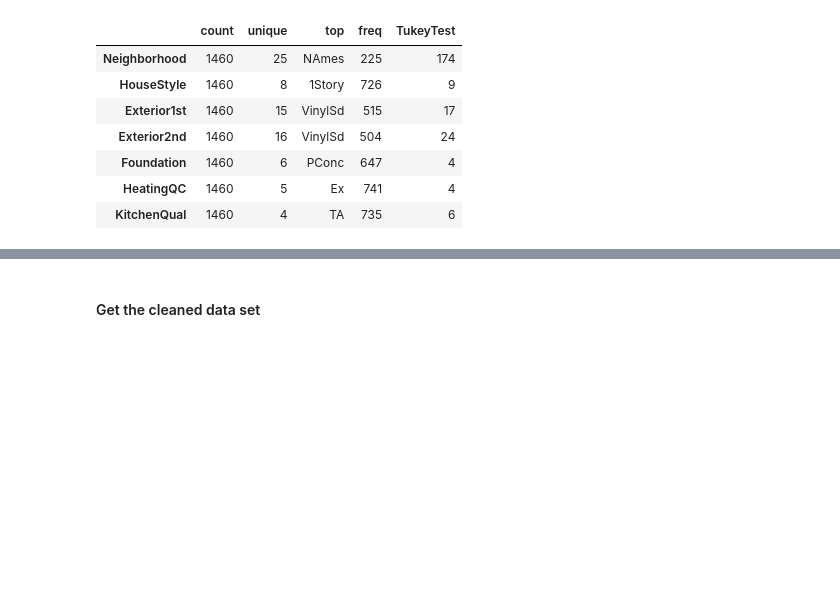
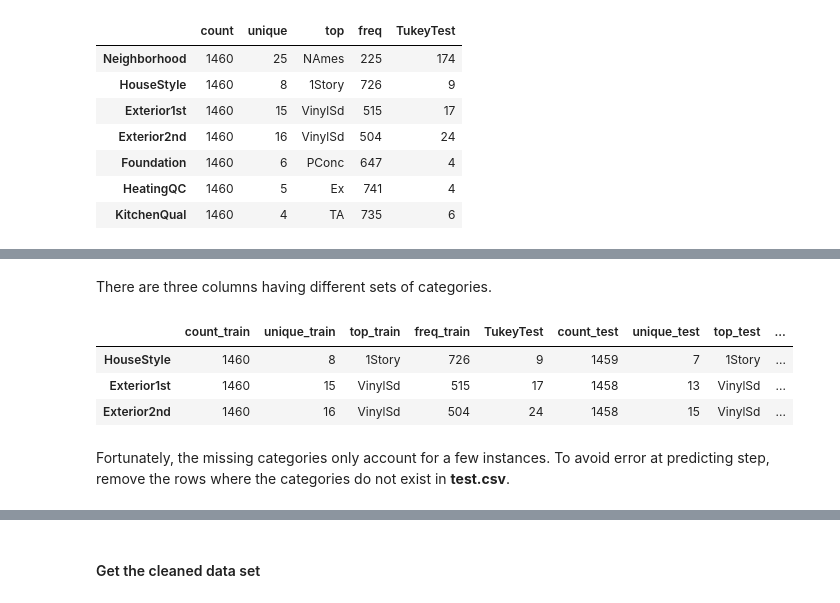
Before and after one commit to byrontang/project-house-price-prediction, a Jupyter notebook: models.ipynb, the cells around one changed output, grey strips where cells are left out. Cells and saved outputs as stored; diff of their text form; code cells hidden in the pictures; blank space fills up the shorter version.

```diff
--- a/models.ipynb
+++ b/models.ipynb
@@ -198,0 +231,16 @@ df_nonNumeric_desc[nonNumeric_cols_select]
+# %% [markdown]
+There are three columns having different sets of categories.
+# %%
+df_nonNumeric_desc_kaggle = df_test.select_dtypes(include = ['object']).drop('CentralAir', axis = 1).describe().T
+df_compare = df_nonNumeric_desc.join(df_nonNumeric_desc_kaggle,
+                                     lsuffix = '_train',
+                                     rsuffix = '_test')[nonNumeric_cols_select]
+# Three selected nonNumeric columns have different numbers of categories between train.csv and test.csv
+df_compare[df_compare['unique_train'] != df_compare['unique_test']]
+# %% [output]
+|  | count_train | unique_train | top_train | freq_train | TukeyTest | count_test | unique_test | top_test | ... |
+| HouseStyle | 1460 | 8 | 1Story | 726 | 9 | 1459 | 7 | 1Story | ... |
+| Exterior1st | 1460 | 15 | VinylSd | 515 | 17 | 1458 | 13 | VinylSd | ... |
+| Exterior2nd | 1460 | 16 | VinylSd | 504 | 24 | 1458 | 15 | VinylSd | ... |
+# %% [markdown]
+Fortunately, the missing categories only account for a few instances. To avoid error at predicting step, remove the rows where the categories do not exist in **test.csv**.
```
Also changed, not shown: parts of 27 cells of this notebook, 1 other file.
